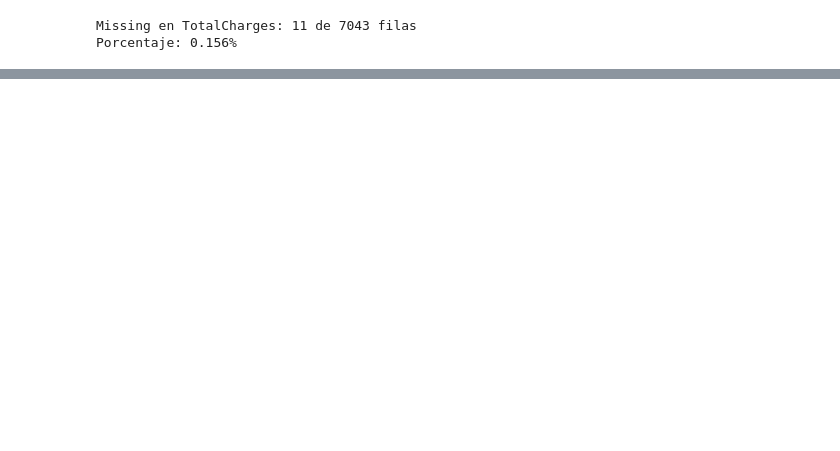
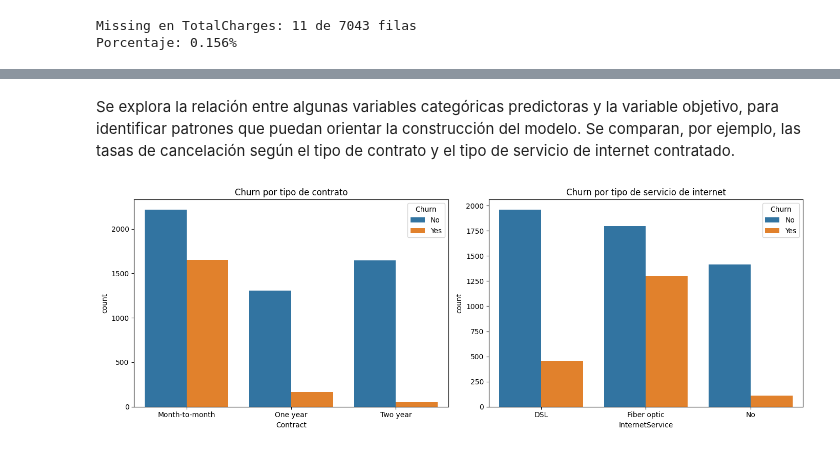
Before and after one commit to deisyrestrepoo/Prediccion-Churn-Clientes-Telco-Customer-Churn, a Jupyter notebook: fase-1/notebook.ipynb, the cells around one changed output, grey strips where cells are left out. Drawn from its saved outputs; the diff is of its cells as text; code cells hidden in the pictures; blank space fills up the shorter version.

Commit message:
Agregar introducción, descripción del dataset, análisis exploratorio y preparación de datos (6.1-6.4), incluyendo separación de train/test y verificación de fuga de información (6.5-6.6)

```diff
--- a/fase-1/notebook.ipynb
+++ b/fase-1/notebook.ipynb
@@ -107,0 +291,19 @@ Porcentaje: 0.156%
+# %% [markdown]
+Se explora la relación entre algunas variables categóricas predictoras y la variable
+objetivo, para identificar patrones que puedan orientar la construcción del modelo.
+Se comparan, por ejemplo, las tasas de cancelación según el tipo de contrato y el
+tipo de servicio de internet contratado.
+# %%
+# Visualización: churn por tipo de contrato
+import seaborn as sns
+
+fig, axes = plt.subplots(1, 2, figsize=(14, 5))
+sns.countplot(data=df, x='Contract', hue='Churn', ax=axes[0])
+axes[0].set_title('Churn por tipo de contrato')
+
+sns.countplot(data=df, x='InternetService', hue='Churn', ax=axes[1])
+axes[1].set_title('Churn por tipo de servicio de internet')
+plt.tight_layout()
+plt.show()
+# %% [output]
+[figure, added]
```
Also changed, not shown: parts of 41 cells of this notebook.
